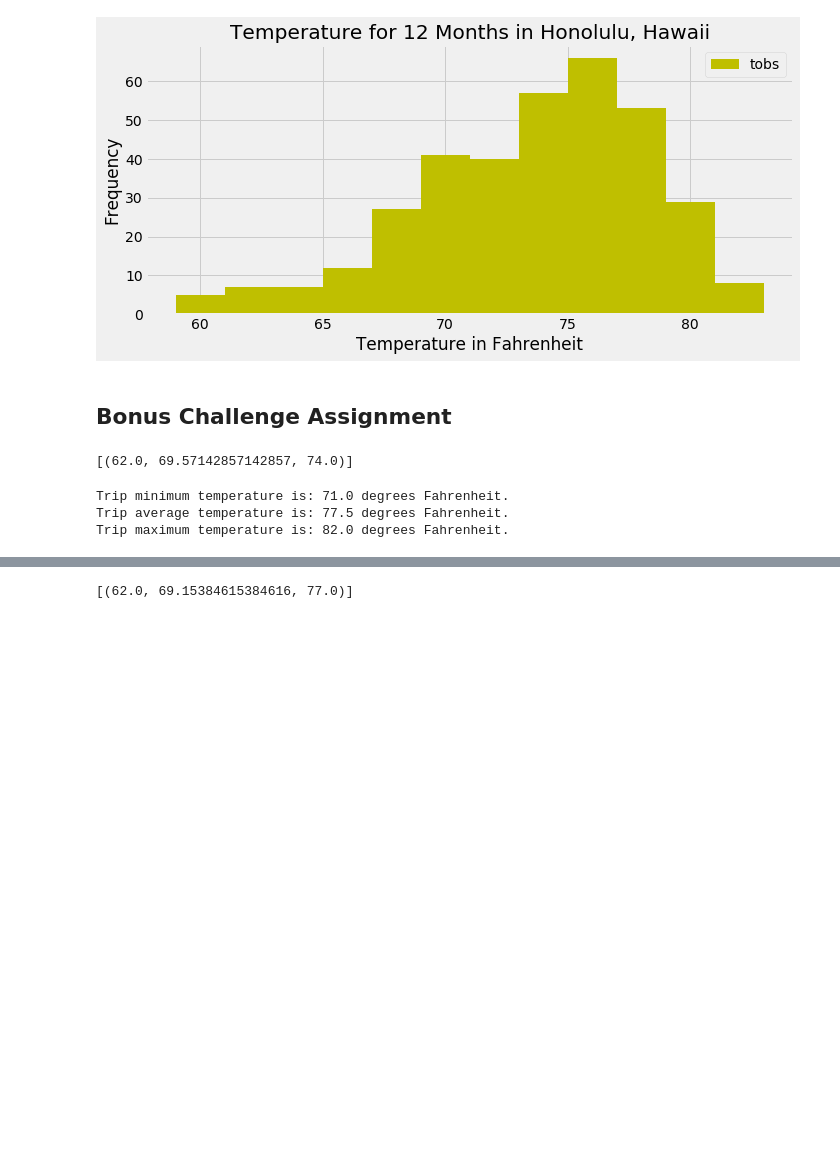
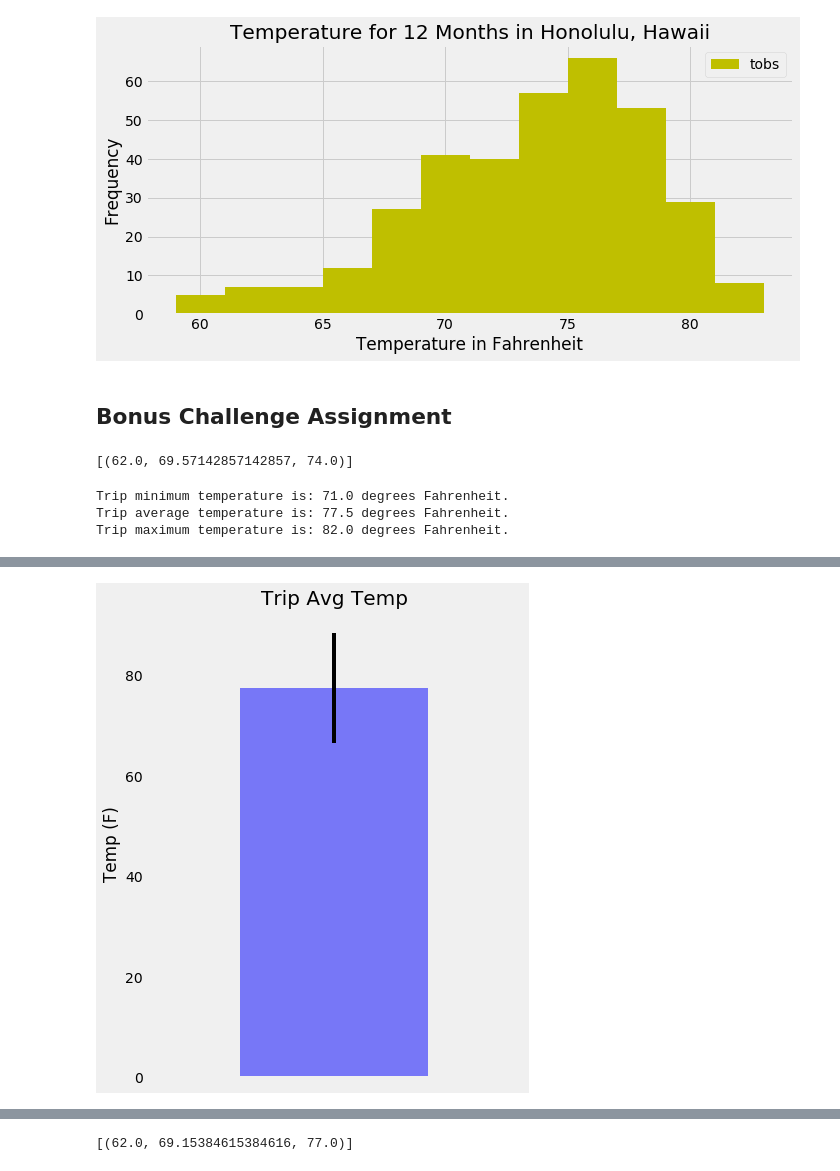
Before and after one commit to RADettmer/sqlalchemy_challenge, a Jupyter notebook: climate_starter.ipynb, the cells around one changed output, grey strips where cells are left out. Cells and saved outputs as stored; diff of their text form; code cells hidden in the pictures; blank space fills up the shorter version.

```diff
--- a/climate_starter.ipynb
+++ b/climate_starter.ipynb
@@ -299,3 +291,16 @@ plt.grid(alpha=.3)
+# %%
+#test two part 2
+avg_temp = trip_df['Avg Temp']
+min_max_temp = trip_df.iloc[0]['Max Temp'] - trip_df.iloc[0]['Min Temp']
+avg_temp.plot(kind='bar', yerr=min_max_temp, figsize=(6,8), alpha=0.5, color='blue')
+plt.title("Trip Avg Temp", fontsize=20)
+plt.ylabel("Temp (F)")
+plt.xticks([])
+plt.grid()
+#plt.savefig("TripTempSummary.png")
+plt.show()
+# %% [output]
+[figure, added]
 # %%
 # Calculate the total amount of rainfall per weather station for your trip dates using the previous year's matching dates.
 # Sort this in descending order by precipitation amount and list the station, name, latitude, longitude, and elevation
```
Also changed, not shown: parts of 14 cells of this notebook, 1 other file.
